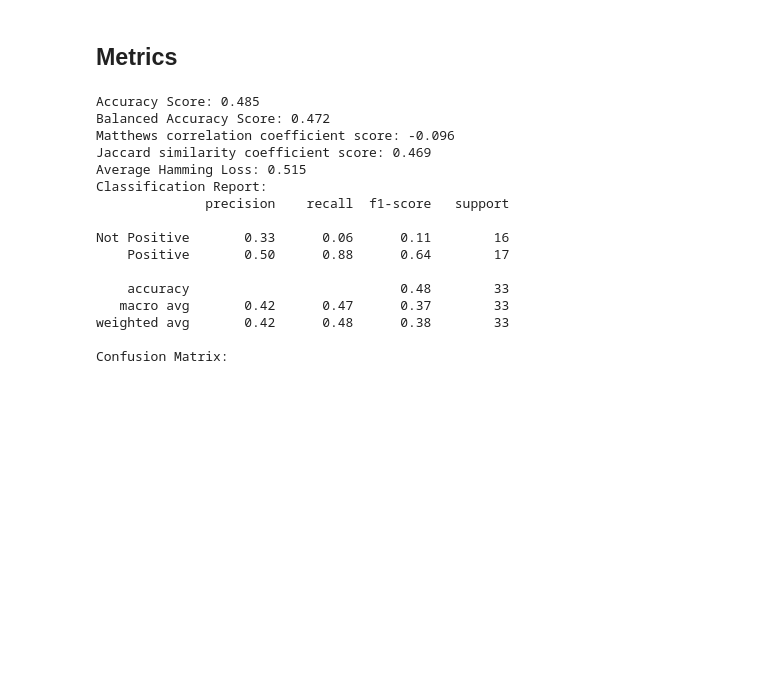
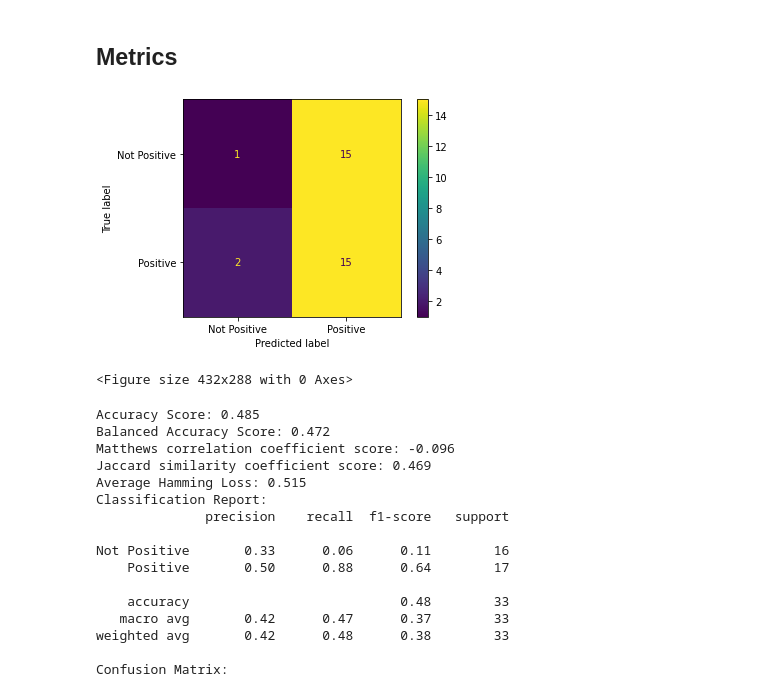
Before and after one commit to maxla777/Project-2, a Jupyter notebook: Monique/ML_models_technical_sentiment.ipynb, the cells around one changed output. Cells and saved outputs as stored; diff of their text form; code cells hidden in the pictures; blank space fills up the shorter version.

```diff
--- a/Monique/ML_models_technical_sentiment.ipynb
+++ b/Monique/ML_models_technical_sentiment.ipynb
@@ -329,28 +338,37 @@ RF_importances_sorted
 # %%
 # Compute confusion matrix
 RF_cm = confusion_matrix(y_test, RF_predictions)
 # Create a DataFrame with the labelled classes
 RF_cm_df = pd.DataFrame(
     RF_cm, index=['Actual Not Positive', 'Actual Positive'], columns=['Predicted Not Positive', 'Predicted Positive']
 )
 # Set target names for the classification report
 RF_target_names = ['Not Positive', 'Positive']
 # Compute the accuracy score
 RF_acc_score = accuracy_score(y_test, RF_predictions)
 # Compute the balanced accuracy score
 RF_bal_acc_score = balanced_accuracy_score(y_test, RF_predictions)
 # Predict class probabilities for the features
 RF_probs = RF_model.predict_proba(X_test)[:,1]
 # Compute precision-recall pairs
 RF_precision, RF_recall, _ = precision_recall_curve(y_test, RF_probs, pos_label=1)
 # Compute the AUPRC - the area under the curve
 RF_auprc_score = roc_auc_score(y_test, RF_probs)
 # Compute the Matthews correlation coefficient (MCC)
 RF_MCC_score = matthews_corrcoef(y_test, RF_predictions)
 # Compute the Jaccard similarity coefficent score
 RF_J_score = jaccard_score(y_test, RF_predictions)
 # Compute the average Hamming loss
 RF_H_loss = hamming_loss(y_test, RF_predictions)
+
+# Plotting the confusion matrix and saving the figure
+RF_disp = ConfusionMatrixDisplay(confusion_matrix=RF_cm, display_labels=RF_target_names)
+RF_disp.plot()
+plt.show()
+plt.savefig('/content/drive/MyDrive/Colab Notebooks/RF_confusion_matrix.png')
+# %% [output]
+[figure, added]
+<Figure size 432x288 with 0 Axes>
 # %%
 print("Accuracy Score:", round(RF_acc_score, ndigits=3))
 print("Balanced Accuracy Score:", round(RF_bal_acc_score, ndigits=3))
```
Also changed, not shown: parts of 2 cells of this notebook, 2 other files.
